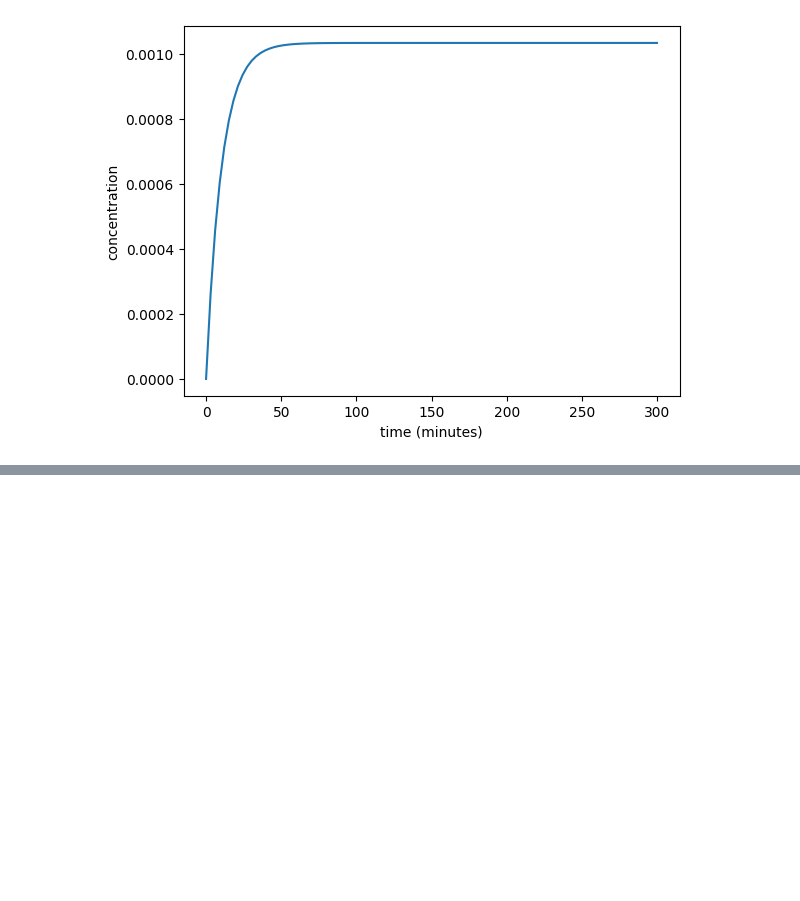
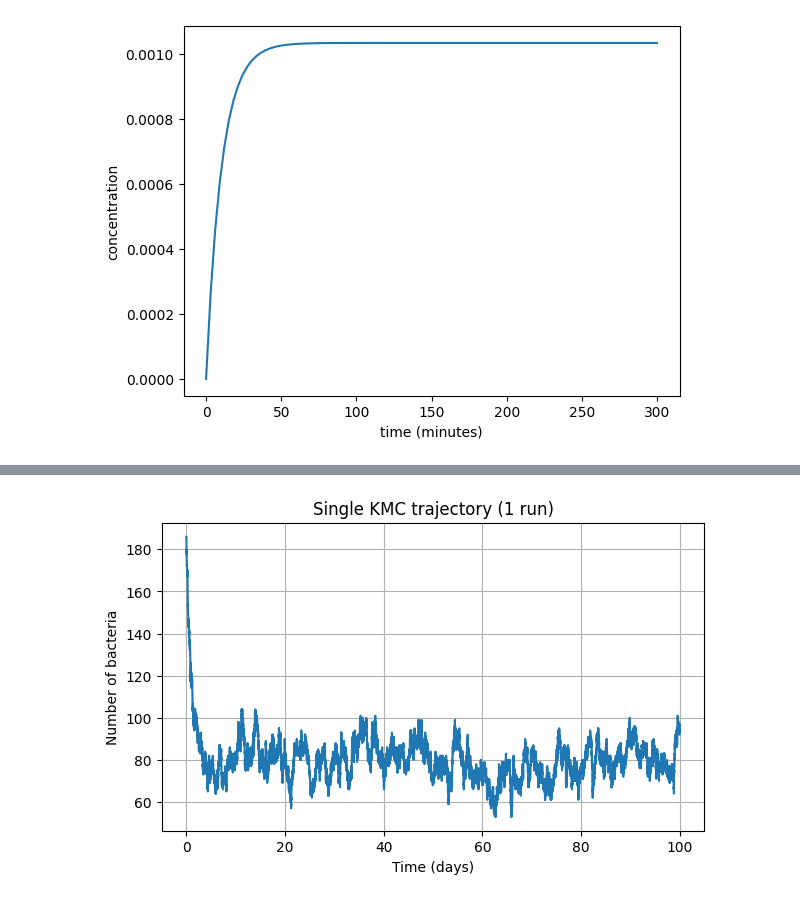
Before and after one commit to biker42/ecoli_CHME5137, a Jupyter notebook: wastewater.ipynb, the cells around one changed output, grey strips where cells are left out. Cells and saved outputs as stored; diff of their text form; code cells hidden in the pictures; blank space fills up the shorter version.

```diff
--- a/wastewater.ipynb
+++ b/wastewater.ipynb
@@ -74,0 +149,79 @@ Text(0, 0.5, 'concentration')
+# %%
+def kmc_one_run(bacteria0, end_time, k_in, k_death, k_wash, max_steps=200000):
+    """
+    Simulate ONE KMC trajectory for the pond.
+
+    State variable:
+        bacteria (integer) = current number of bacteria in pond
+
+    Events and rates:
+        0: inflow   -> bacteria += 1   (rate_in    = k_in)
+        1: death    -> bacteria -= 1   (rate_death = k_death * bacteria)
+        2: washout  -> bacteria -= 1   (rate_wash  = k_wash  * bacteria)
+    """
+    time = 0.0
+    bacteria = bacteria0
+
+    times = [time]
+    bacteria_list = [bacteria]
+
+    steps = 0
+    while time < end_time and bacteria > 0 and steps < max_steps:
+        # 1) compute event rates
+        rate_in    = k_in
+        rate_death = k_death * bacteria
+        rate_wash  = k_wash  * bacteria
+
+        rates = np.array([rate_in, rate_death, rate_wash])
+        cumulative_rates = rates.cumsum()
+        total_rate = cumulative_rates[-1]
+
+        if total_rate == 0:
+            break  # no more events can occur
+
+        # 2) choose which event happens
+        u = np.random.uniform(0, 1)
+        for event_index, cum_rate in enumerate(cumulative_rates):
+            if cum_rate > u * total_rate:
+                event = event_index
+                break
+
+        # 3) update bacteria according to event
+        if event == 0:            # inflow
+            bacteria += 1
+        elif event == 1:          # death
+            bacteria -= 1
+        elif event == 2:          # washout
+            bacteria -= 1
+        else:
+            raise ValueError("event index must be 0, 1, or 2")
+
+        if bacteria < 0:
+            bacteria = 0
+
+        # 4) draw time step (exponential waiting time)
+        u_dt = np.random.uniform(0, 1)
+        dt = -np.log(u_dt) / total_rate
+        time += dt
+
+        # 5) store state
+        times.append(time)
+        bacteria_list.append(bacteria)
+
+        steps += 1
+
+    return np.array(times), np.array(bacteria_list)
+
+# ---- run ONE trajectory and plot it ----
+np.random.seed(0)  # for repeatability
+times_1, bact_1 = kmc_one_run(bacteria0, end_time, k_in, k_death, k_wash, max_steps)
+
+plt.figure(figsize=(7,4))
+plt.step(times_1, bact_1, where="post", color="tab:blue")
+plt.xlabel("Time (days)")
+plt.ylabel("Number of bacteria")
+plt.title("Single KMC trajectory (1 run)")
+plt.grid(True)
+plt.show()
+# %% [output]
+[figure, added]
```
Also changed, not shown: parts of 5 cells of this notebook.
